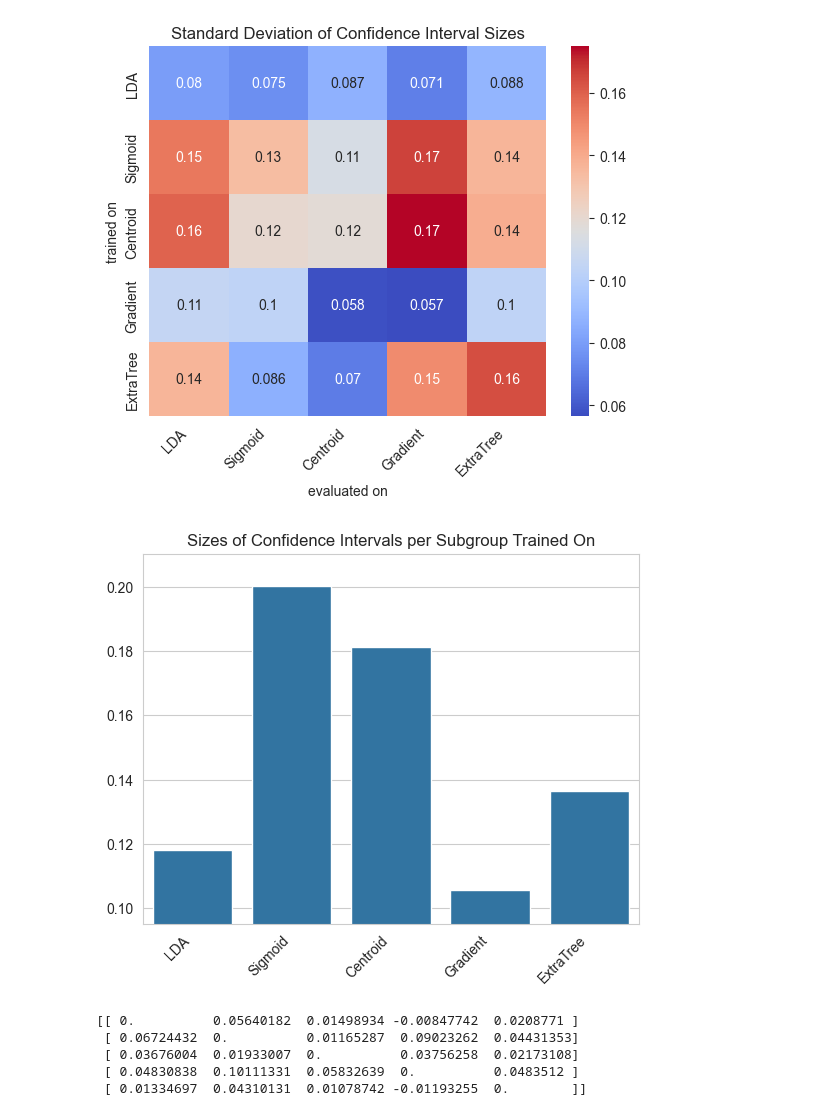
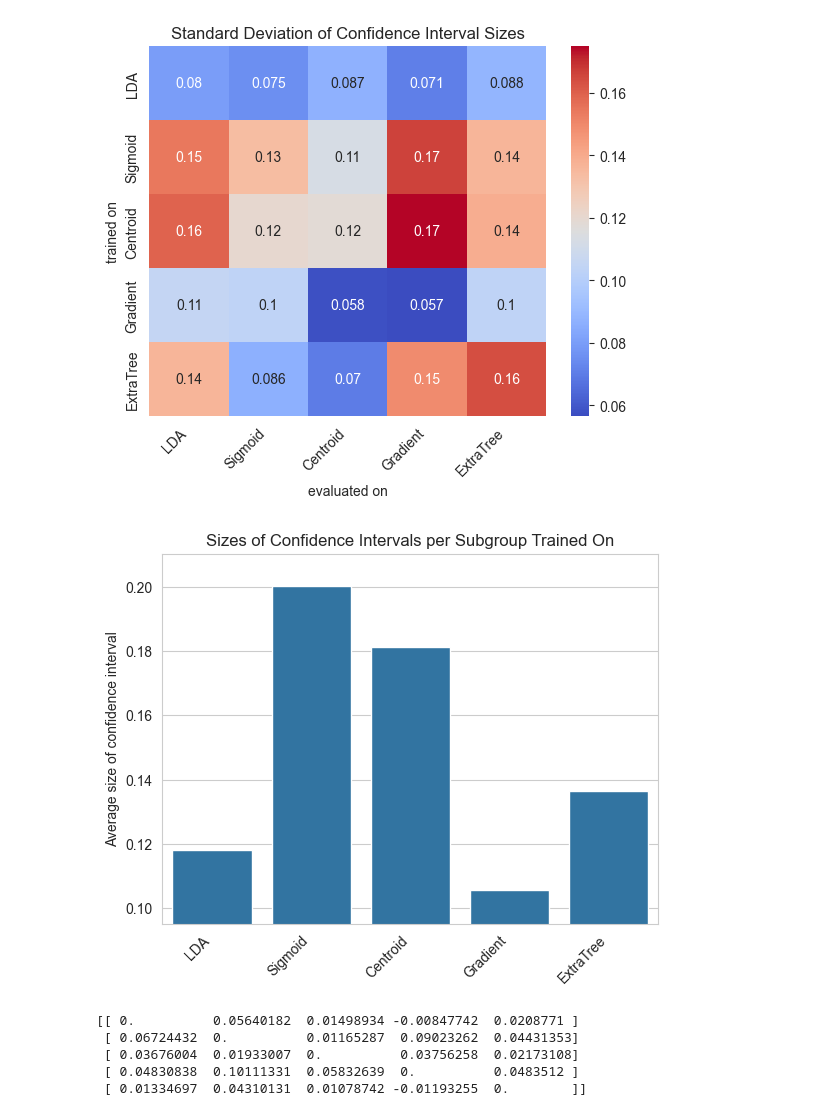
Before and after one commit to Maxmwoan/Research-Project, a Jupyter notebook: graphmaker_experiment3.ipynb, the cells around one changed output. Cells and saved outputs as stored; diff of their text form; code cells hidden in the pictures.

```diff
--- a/graphmaker_experiment3.ipynb
+++ b/graphmaker_experiment3.ipynb
@@ -198,16 +198,17 @@ plt.show()
 # %%
 size_per_trained = np.average(CI_sizes, axis=1)
 high = max(size_per_trained) * 1.05
 low = min(size_per_trained) * 0.9
 plot = sns.barplot(x=labels, y=size_per_trained)
 plt.ylim([low, high])
+plot.set(ylabel="Average size of confidence interval")
 plot.set_xticklabels(labels= labels, rotation=45, ha="right")
 name = "Sizes of Confidence Intervals per Subgroup Trained On"
 plot.set_title(name)
 plt.savefig(f"{dir}/{name}", bbox_inches="tight")
 plt.show()
 # %% [output]
-[figure, old version]
+[figure, new version]
 # %%
 diff_matrix = np.zeros((5,5))
 for i in range(5):
```
Also changed, not shown: parts of 1 cell of this notebook, 10 other files.
